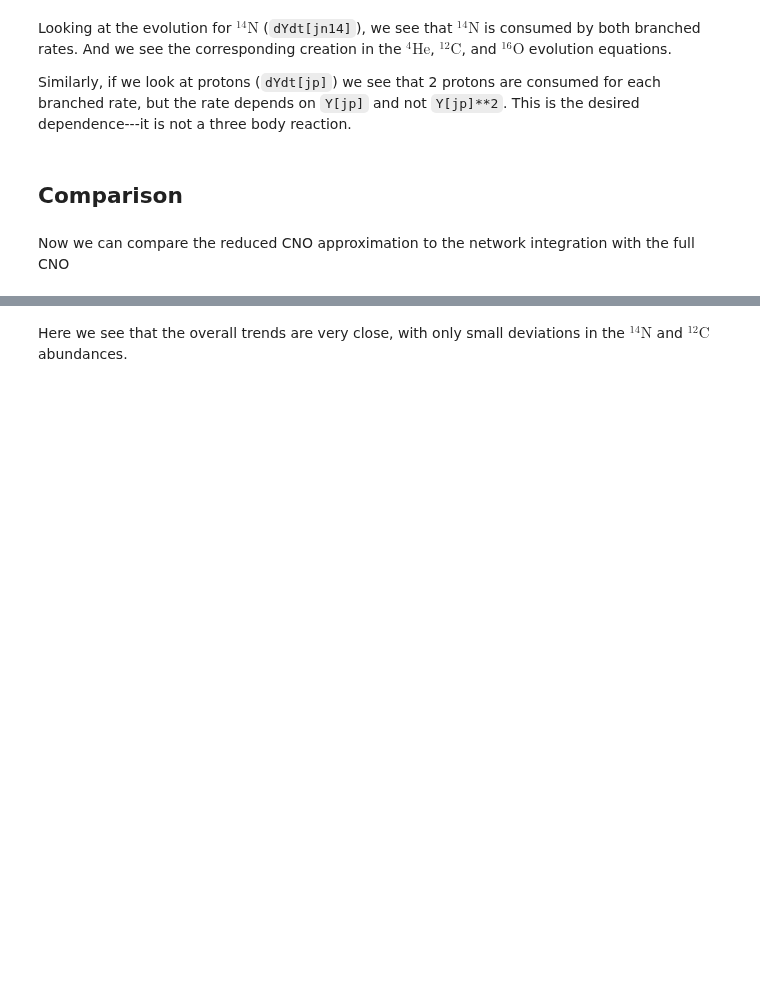
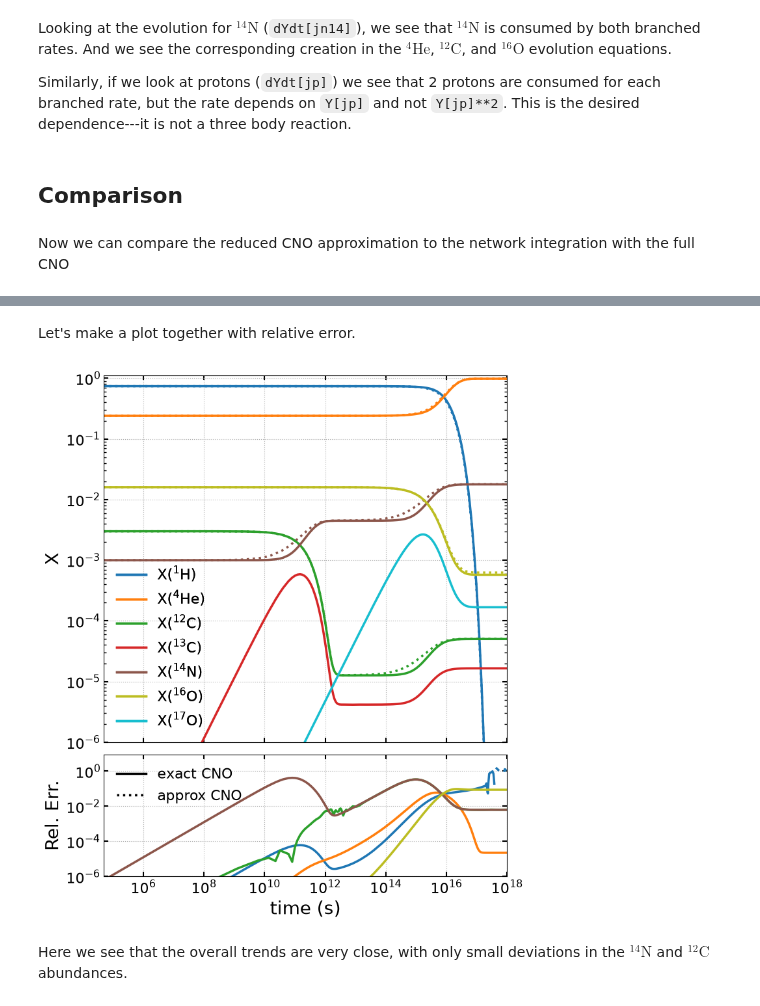
Before and after one commit to pynucastro/pynucastro3.0-paper-notebooks, a Jupyter notebook: cno/branched-rates.ipynb, the cells around one changed output, grey strips where cells are left out. Saved outputs shown, nothing was run; the diff lists cells and outputs as text; code cells hidden in the pictures; blank space fills up the shorter version.

```diff
--- a/cno/branched-rates.ipynb
+++ b/cno/branched-rates.ipynb
@@ -311,2 +324,69 @@ ax.grid()
+# %% [markdown]
+Let's make a plot together with relative error.
+# %%
+fig, (ax, ax_err) = plt.subplots(2, 1, figsize=(8, 10), sharex=True,
+                                 gridspec_kw={"height_ratios": [3, 1], "hspace": 0.05})
+
+# Top Panel
+for i, nuc in enumerate(sol.unique_nuclei):
+
+    X_max = sol.X[i, :].max()
+    if X_max < 1e-6:
+        continue
+
+    ax.loglog(sol.t, sol.X[i, :],
+              label=rf"X$({nuc.pretty})$",
+              linestyle="-", color=f"C{i}")
+    try:
+        idx = sol_reduced.unique_nuclei.index(nuc)
+        ax.loglog(sol_reduced.t, sol_reduced.X[idx, :],
+                  linestyle=":", color=f"C{i}")
+    except:
+        continue
+
+ax.set_ylim(1.e-6, 1.1)
+ax.set_xlim(5.e4, 1e18)
+ax.set_ylabel("X")
+ax.grid(ls=":")
+
+# Add species legend
+species_legend = ax.legend(loc="lower left", ncol=1, frameon=False)
+ax.add_artist(species_legend)
+
+# Bot panel for plotting error between common species
+X_FLOOR = 1.e-10
+for i, nuc in enumerate(sol_reduced.unique_nuclei):
+    idx = sol.unique_nuclei.index(nuc)
+    X_ref = sol.X[idx, :]
+    X_approx = sol_reduced.X_at(sol.t)[i, :]
+
+    # Only compute error for X greater than absolute tolerance of the integrator
+    invalid = X_ref < X_FLOOR
+    rel_err = np.abs(X_approx - X_ref) / X_ref
+    rel_err[invalid] = np.nan
+    ax_err.loglog(sol.t, rel_err,
+                  label=rf"X$({nuc.pretty})$",
+                  linestyle="-", color=f"C{idx}")
+
+ax_err.set_xlabel("time (s)")
+ax_err.set_ylabel("Rel. Err.")
+ax_err.grid(ls=":")
+ax_err.set_ylim(1e-6, None)
+for a in (ax, ax_err):
+    a.minorticks_on()
+    a.tick_params(top=True, bottom=True,
+                  left=True, right=True,
+                  direction="in", which="both")
+# Add line legend
+style_legend = [
+    plt.Line2D([0], [0], color="k", linestyle="-", label="exact CNO"),
+    plt.Line2D([0], [0], color="k", linestyle=":", label="approx CNO"),
+]
+ax_err.legend(handles=style_legend, loc="upper left",frameon=False)
+
+fig.tight_layout()
+fig.savefig("cno-reduced-compare.pdf", bbox_inches="tight")
+# %% [output]
+[figure, added]
 # %% [markdown]
 Here we see that the overall trends are very close, with only small deviations in the ${}^{14}\mathrm{N}$ and ${}^{12}\mathrm{C}$ abundances.
```
Also changed, not shown: parts of 5 cells of this notebook, 1 other file.
